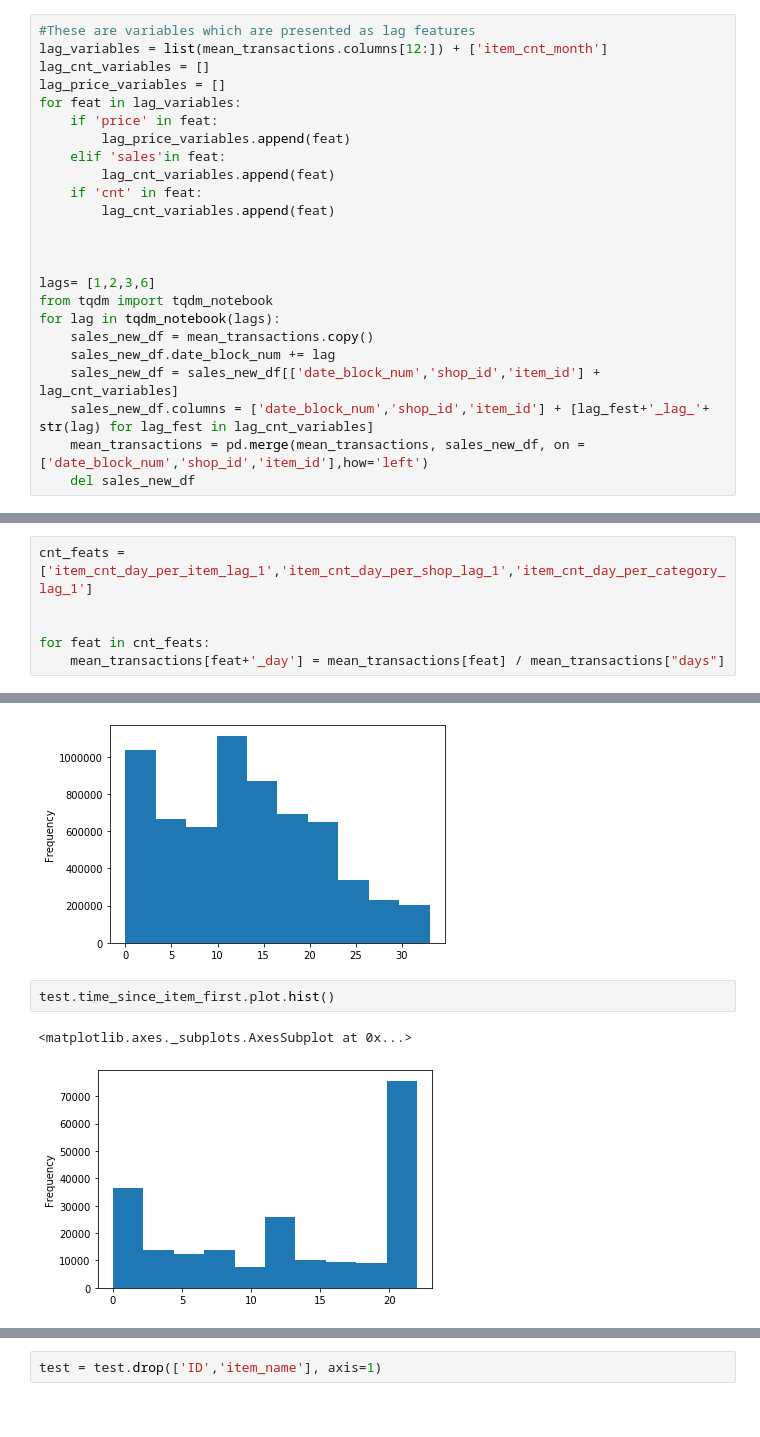
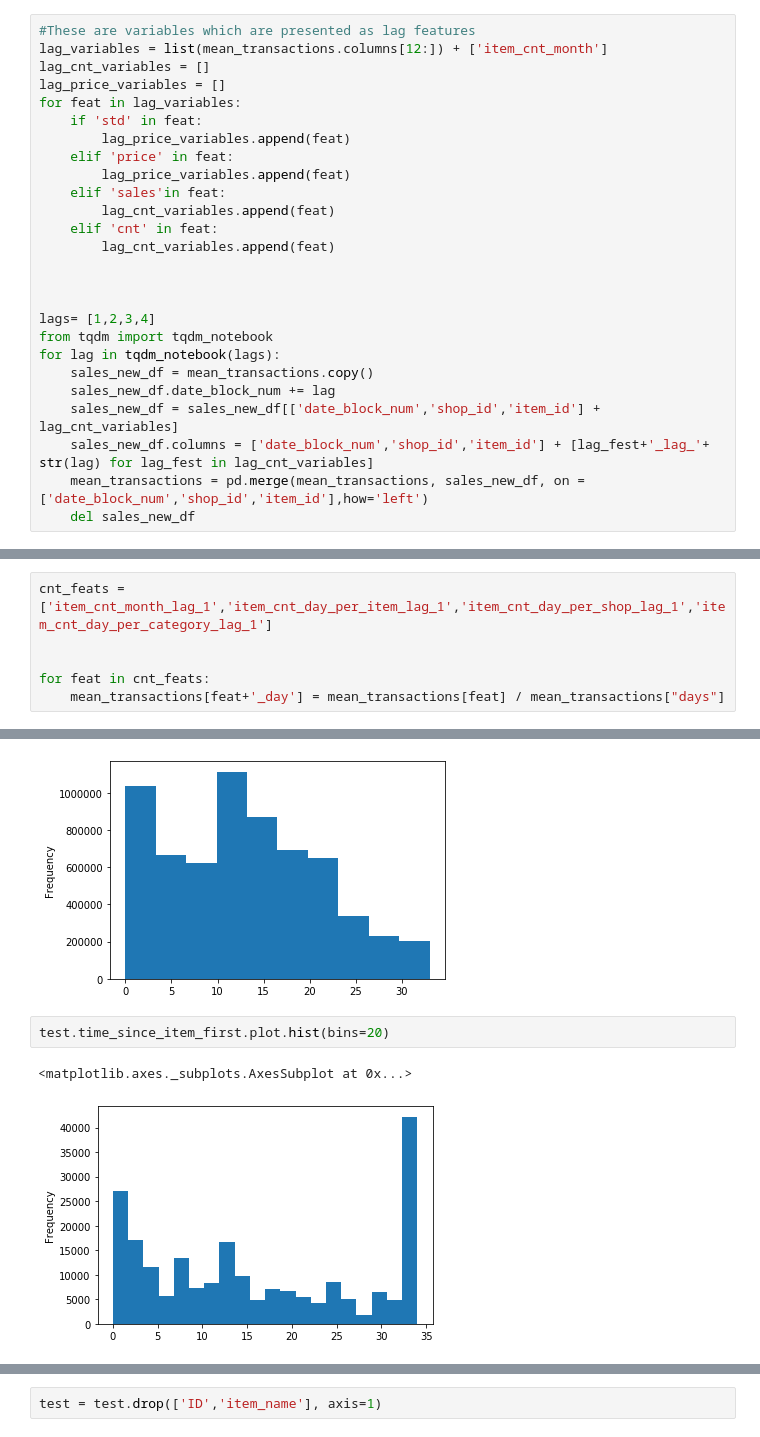
Before and after one commit to YutoShibata07/predict_future_sales, a Jupyter notebook: new_best_model.ipynb, the cells around one changed output, grey strips where cells are left out. Cells and saved outputs as stored; diff of their text form.

```diff
--- a/new_best_model.ipynb
+++ b/new_best_model.ipynb
@@ -568,16 +568,18 @@ lag_variables = list(mean_transactions.columns[12:]) + ['item_cnt_month']
 lag_cnt_variables = []
 lag_price_variables = []
 for feat in lag_variables:
-    if 'price' in feat:
+    if 'std' in feat:
+        lag_price_variables.append(feat)
+    elif 'price' in feat:
         lag_price_variables.append(feat)
     elif 'sales'in feat:
         lag_cnt_variables.append(feat)
-    if 'cnt' in feat:
+    elif 'cnt' in feat:
         lag_cnt_variables.append(feat)
 
 
 
-lags= [1,2,3,6]
+lags= [1,2,3,4]
 from tqdm import tqdm_notebook
 for lag in tqdm_notebook(lags):
     sales_new_df = mean_transactions.copy()
@@ -771,7 +780,7 @@ mean_transactions['month'] = mean_transactions['month'].astype(np.int8)
 days = pd.Series([31,28,31,30,31,30,31,31,30,31,30,31])
 mean_transactions['days'] = mean_transactions['month'].map(days).astype(np.int8)
 # %%
-cnt_feats = ['item_cnt_day_per_item_lag_1','item_cnt_day_per_shop_lag_1','item_cnt_day_per_category_lag_1']
+cnt_feats = ['item_cnt_month_lag_1','item_cnt_day_per_item_lag_1','item_cnt_day_per_shop_lag_1','item_cnt_day_per_category_lag_1']
 
 
 for feat in cnt_feats:
@@ -1032,7 +1032,7 @@ mean_transactions.time_since_item_first.plot.hist()
 <matplotlib.axes._subplots.AxesSubplot at 0x...>
 [figure]
 # %%
-test.time_since_item_first.plot.hist()
+test.time_since_item_first.plot.hist(bins=20)
 # %% [output]
 <matplotlib.axes._subplots.AxesSubplot at 0x...>
-[figure, old version]
+[figure, new version]
```
Also changed, not shown: parts of 23 cells of this notebook.
